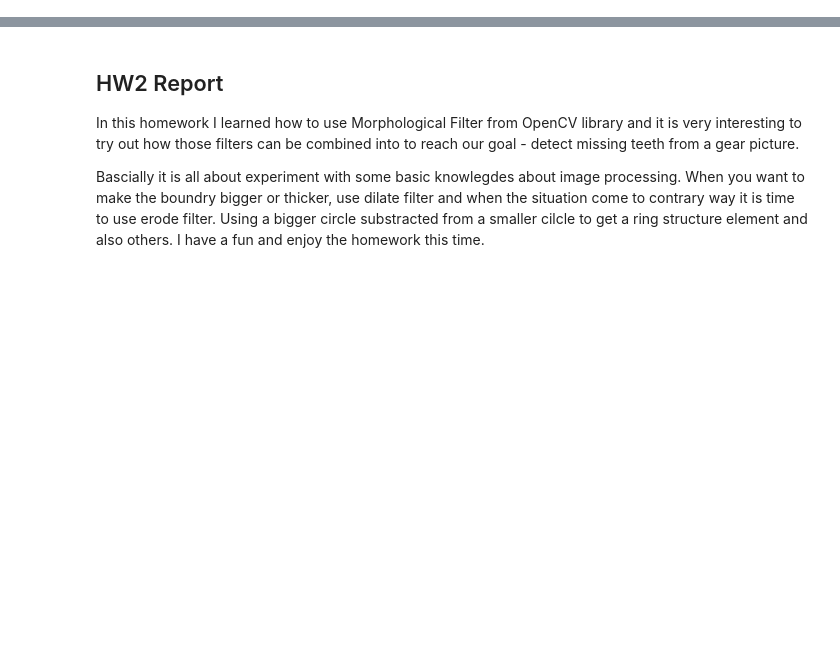
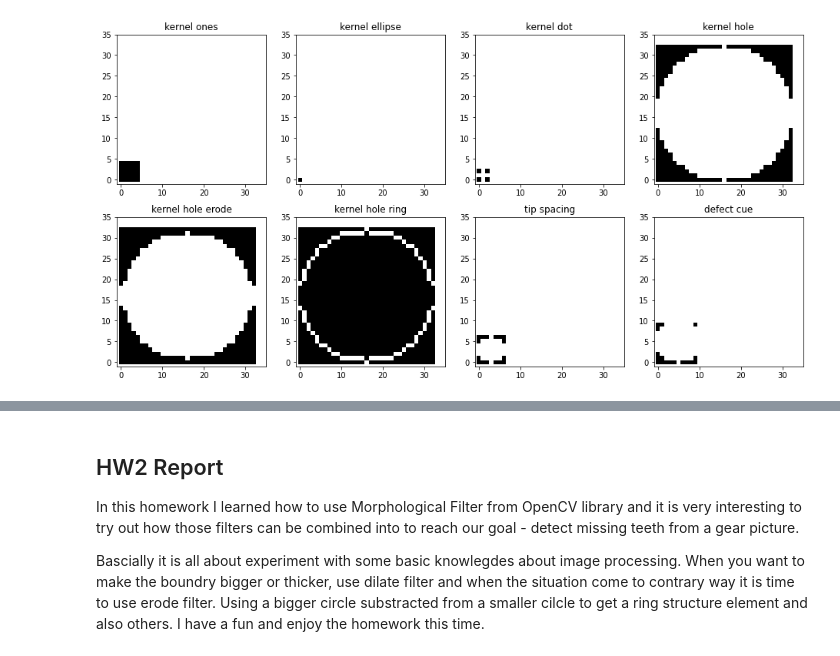
Before and after one commit to denpo1022/Using-Morphological-Filter-to-detect-missing-teeth-from-gears, a Jupyter notebook: main.ipynb, the cells around one changed output, grey strips where cells are left out. Cells and saved outputs as stored; diff of their text form; code cells hidden in the pictures; blank space fills up the shorter version.

```diff
--- a/main.ipynb
+++ b/main.ipynb
@@ -58,0 +18,65 @@ cv2.destroyAllWindows()
+# %%
+# design some kernels later we will use
+kernel_ones = np.ones((5,5))
+kernel_ellipse = cv2.getStructuringElement(cv2.MORPH_ELLIPSE,(2,2))
+kernel_dot = cv2.getStructuringElement(cv2.MORPH_ELLIPSE,(3,3))
+kernel_hole = cv2.getStructuringElement(cv2.MORPH_ELLIPSE,(33,33))
+kernel_hole_erode = cv2.erode(kernel_hole, kernel_dot, iterations=1)
+kernel_hole_ring = kernel_hole - kernel_hole_erode
+tip_spacing = cv2.getStructuringElement(cv2.MORPH_ELLIPSE,(7,7))
+defect_cue = cv2.getStructuringElement(cv2.MORPH_ELLIPSE,(10,10))
+
+# apply side-by-side plots for kernels
+plt.figure(num='kernels', figsize=(16,8))
+
+plt.subplot(2,4,1)
+plt.title('kernel ones')
+plt.imshow(kernel_ones, cmap='gray')
+plt.xlim([-1, 35])
+plt.ylim([-1, 35])
+
+plt.subplot(2,4,2)
+plt.title('kernel ellipse')
+plt.imshow(kernel_ellipse, cmap='gray')
+plt.xlim([-1, 35])
+plt.ylim([-1, 35])
+
+plt.subplot(2,4,3)
+plt.title('kernel dot')
+plt.imshow(kernel_dot, cmap='gray')
+plt.xlim([-1, 35])
+plt.ylim([-1, 35])
+
+plt.subplot(2,4,4)
+plt.title('kernel hole')
+plt.imshow(kernel_hole, cmap='gray')
+plt.xlim([-1, 35])
+plt.ylim([-1, 35])
+
+plt.subplot(2,4,5)
+plt.title('kernel hole erode')
+plt.imshow(kernel_hole_erode, cmap='gray')
+plt.xlim([-1, 35])
+plt.ylim([-1, 35])
+
+plt.subplot(2,4,6)
+plt.title('kernel hole ring')
+plt.imshow(kernel_hole_ring, cmap='gray')
+plt.xlim([-1, 35])
+plt.ylim([-1, 35])
+
+plt.subplot(2,4,7)
+plt.title('tip spacing')
+plt.imshow(tip_spacing, cmap='gray')
+plt.xlim([-1, 35])
+plt.ylim([-1, 35])
+
+plt.subplot(2,4,8)
+plt.title('defect cue')
+plt.imshow(defect_cue, cmap='gray')
+plt.xlim([-1, 35])
+plt.ylim([-1, 35])
+
+plt.show()
+# %% [output]
+[figure, added]
```
Also changed, not shown: parts of 11 cells of this notebook.
